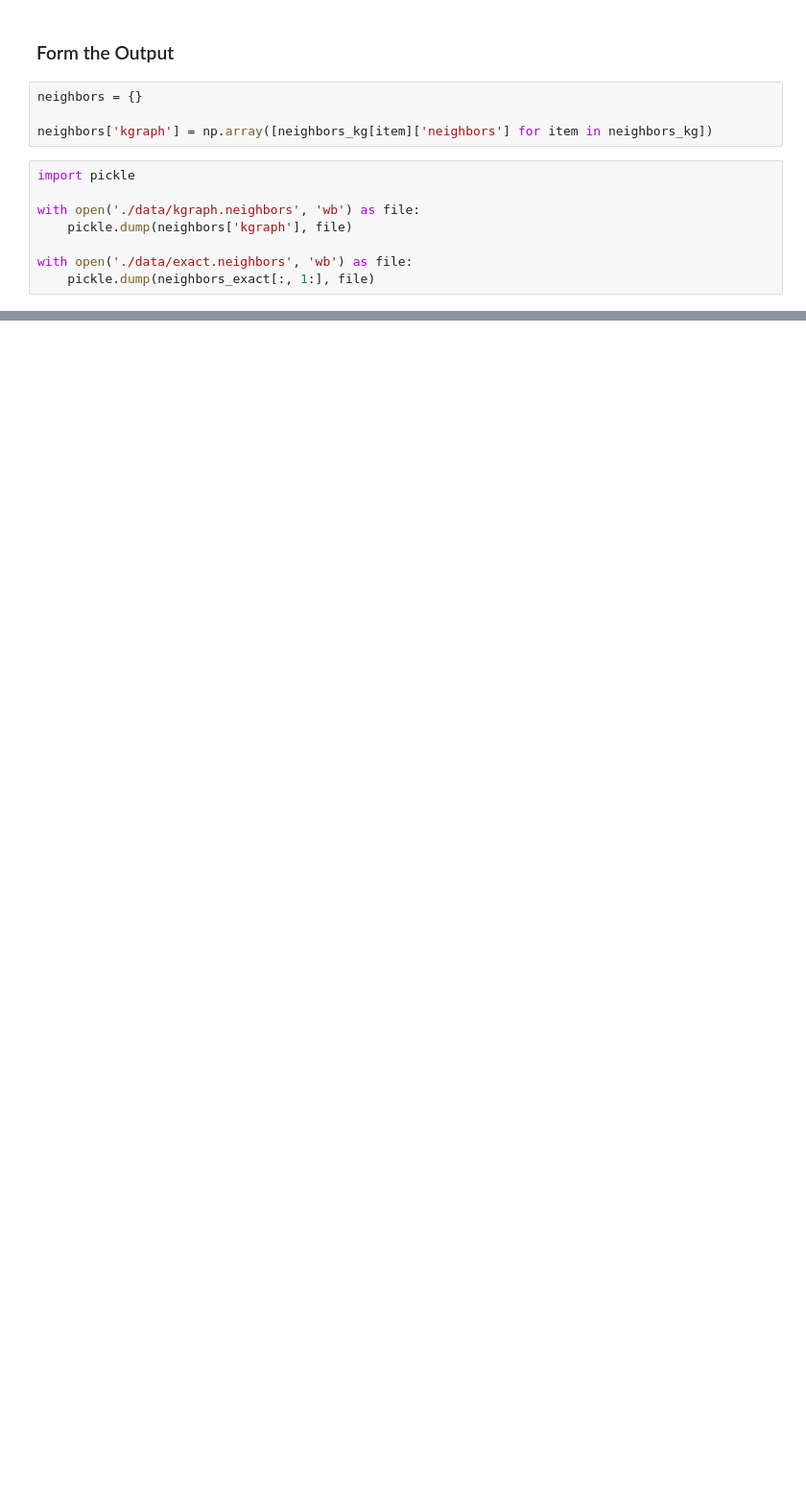
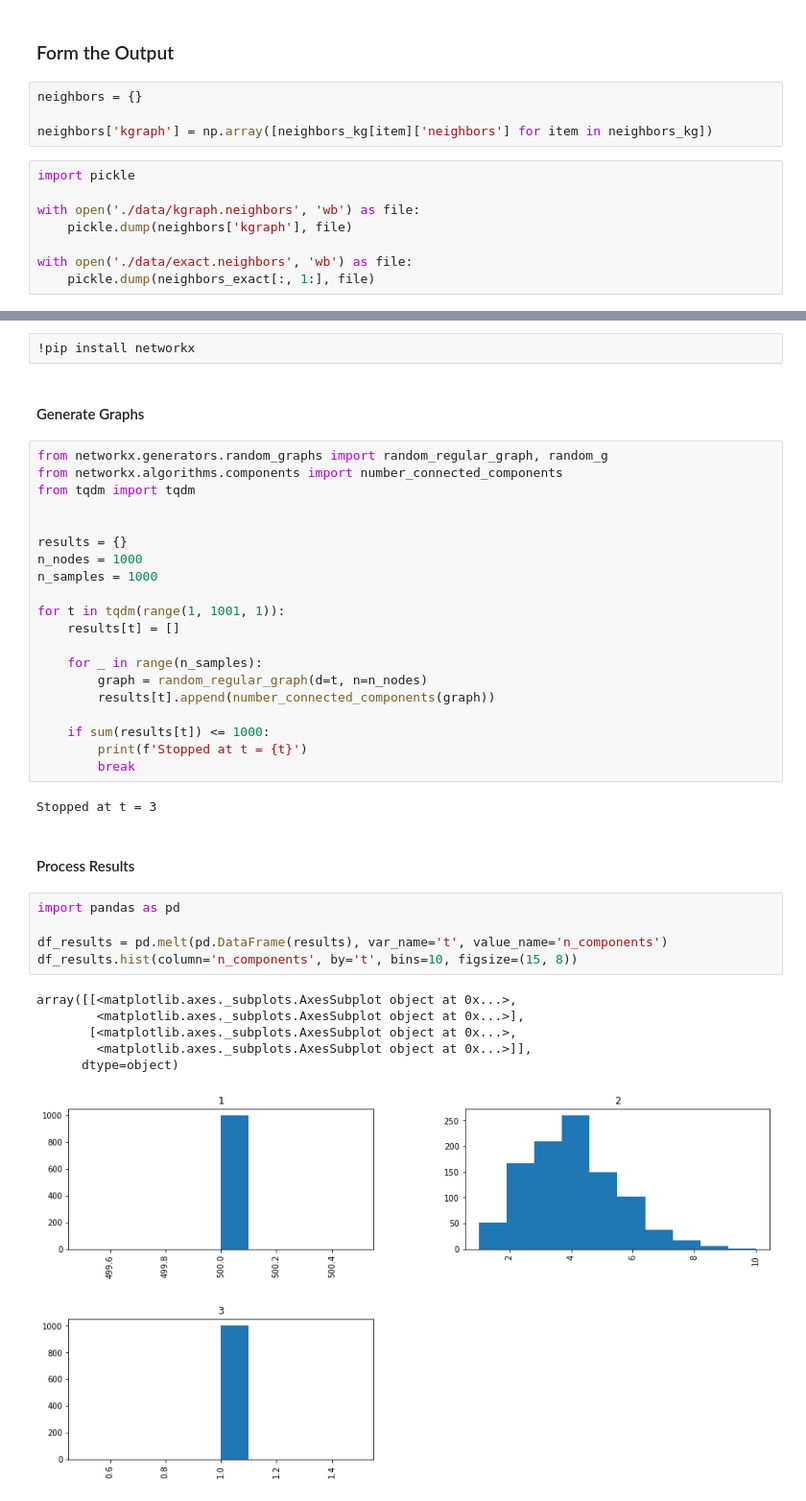
Before and after one commit to salisaresama/computer-vision, a Jupyter notebook: kgraph.ipynb, the cells around one changed output, grey strips where cells are left out. Shown: that part at 96% size. Cells and saved outputs as stored; diff of their text form; blank space fills up the shorter version.

Commit message:
--connected components of the random graph;

```diff
--- a/kgraph.ipynb
+++ b/kgraph.ipynb
@@ -137,0 +137,40 @@ with open('./data/exact.neighbors', 'wb') as file:
+# %%
+!pip install networkx
+# %% [markdown]
+#### Generate Graphs
+# %%
+from networkx.generators.random_graphs import random_regular_graph, random_g
+from networkx.algorithms.components import number_connected_components
+from tqdm import tqdm
+
+
+results = {}
+n_nodes = 1000
+n_samples = 1000
+
+for t in tqdm(range(1, 1001, 1)):
+    results[t] = []
+
+    for _ in range(n_samples):
+        graph = random_regular_graph(d=t, n=n_nodes)
+        results[t].append(number_connected_components(graph))
+
+    if sum(results[t]) <= 1000:
+        print(f'Stopped at t = {t}')
+        break
+# %% [output]
+Stopped at t = 3
+# %% [markdown]
+#### Process Results
+# %%
+import pandas as pd
+
+df_results = pd.melt(pd.DataFrame(results), var_name='t', value_name='n_components')
+df_results.hist(column='n_components', by='t', bins=10, figsize=(15, 8))
+# %% [output]
+array([[<matplotlib.axes._subplots.AxesSubplot object at 0x...>,
+        <matplotlib.axes._subplots.AxesSubplot object at 0x...>],
+       [<matplotlib.axes._subplots.AxesSubplot object at 0x...>,
+        <matplotlib.axes._subplots.AxesSubplot object at 0x...>]],
+      dtype=object)
+[figure, added]
```
Also changed, not shown: parts of 2 cells of this notebook.
